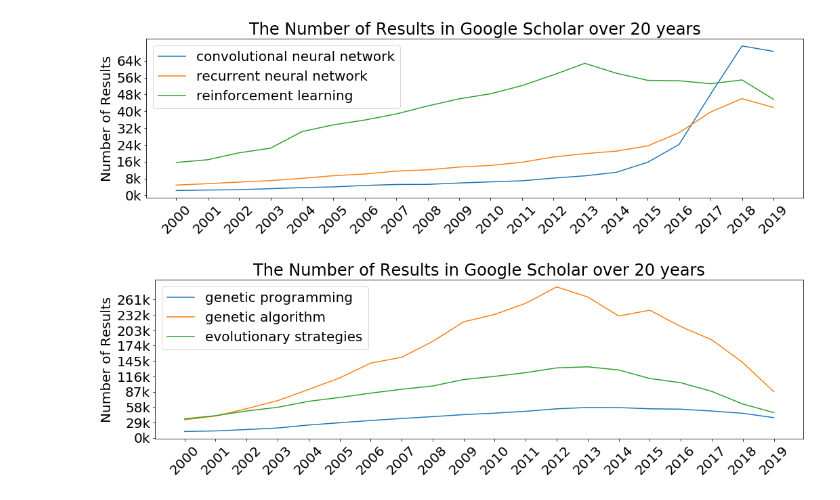
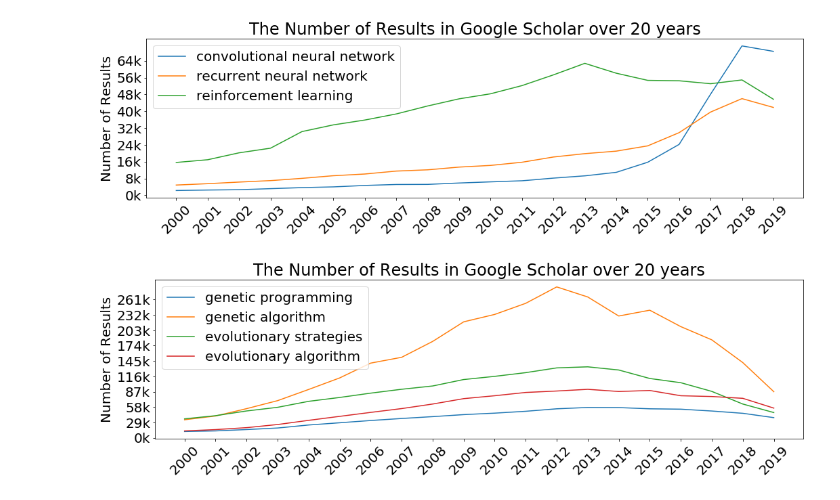
Before and after one commit to liusida/Google-Scholar-Trends, a Jupyter notebook: Google-Scholar-Trends.ipynb, the cells around one changed output. Saved outputs shown, nothing was run; the diff lists cells and outputs as text; code cells hidden in the pictures.

```diff
--- a/Google-Scholar-Trends.ipynb
+++ b/Google-Scholar-Trends.ipynb
@@ -127,6 +132,6 @@ plot_terms(["convolutional neural network", "recurrent neural network", "reinfor
 # %% [output]
 [figure]
 # %%
-plot_terms(["genetic programming", "genetic algorithm", "evolutionary strategies"])
+plot_terms(["genetic programming", "genetic algorithm", "evolutionary strategies", "evolutionary algorithm"])
 # %% [output]
-[figure, old version]
+[figure, new version]
```
Also changed, not shown: parts of 4 cells of this notebook, 3 other files.
